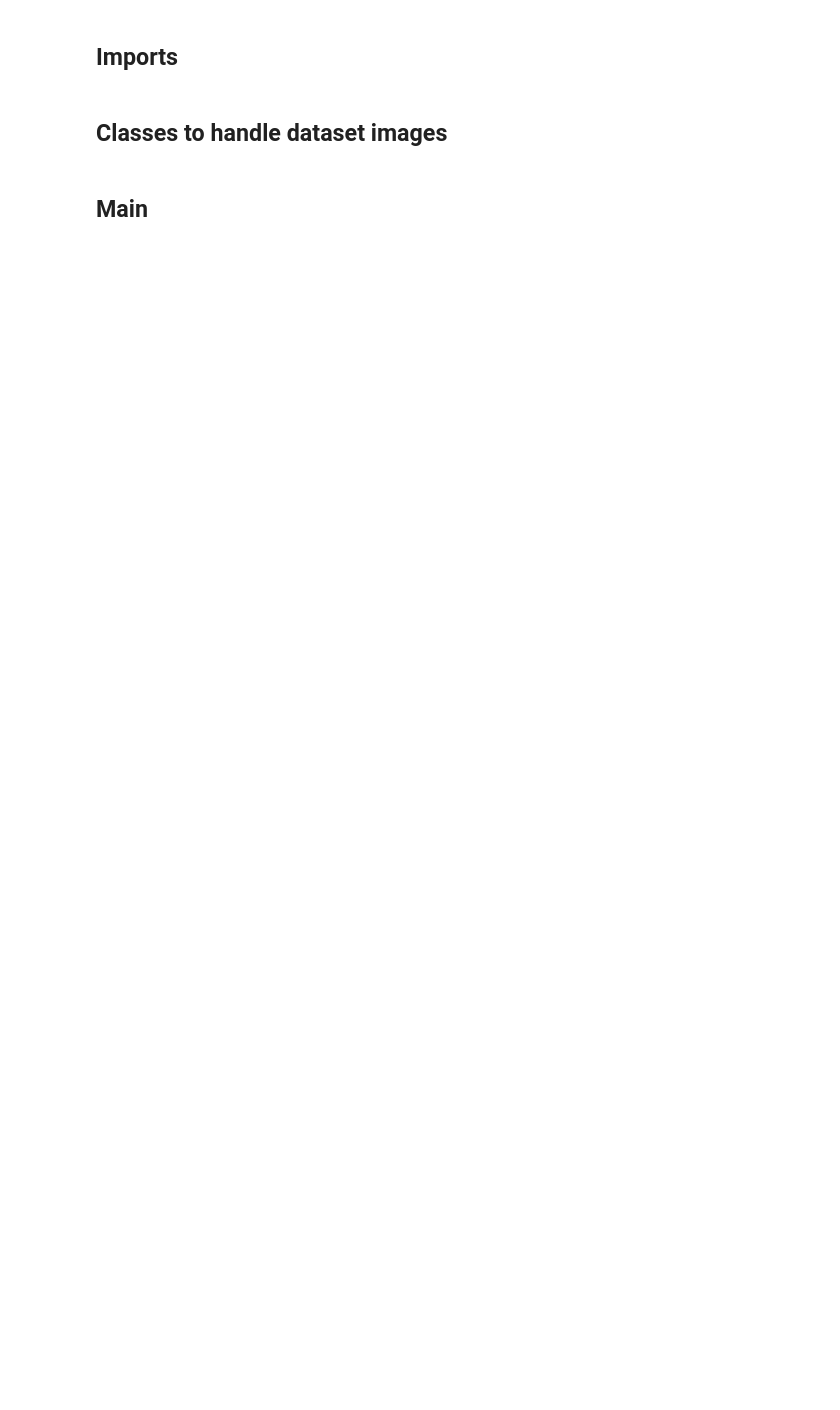
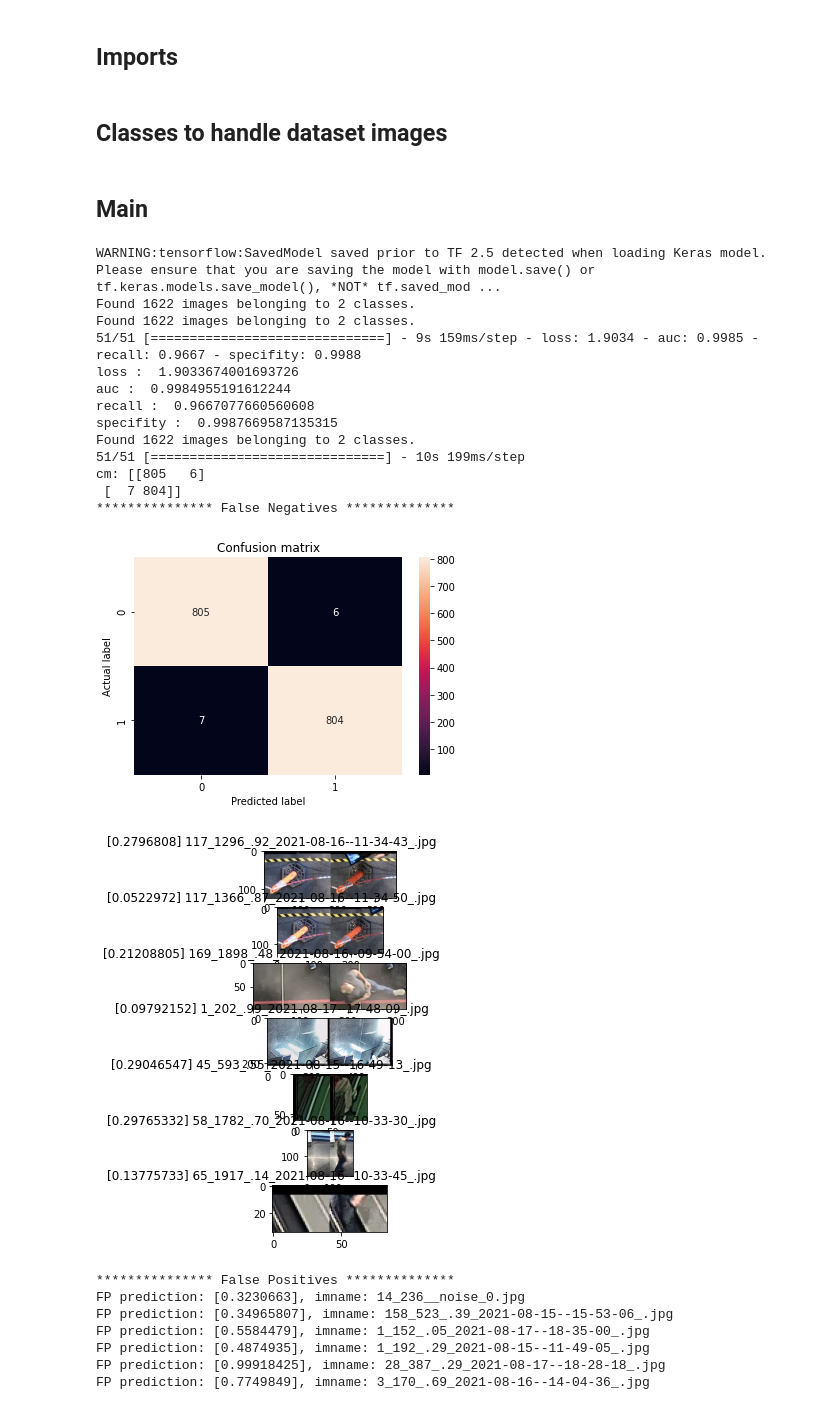
Before and after one commit to dnrevital/DL_utils, a Jupyter notebook: simple_model_evaluation_2_class_rgb.ipynb, the cells around one changed output. Saved outputs shown, nothing was run; the diff lists cells and outputs as text; code cells hidden in the pictures; blank space fills up the shorter version.

```diff
--- a/simple_model_evaluation_2_class_rgb.ipynb
+++ b/simple_model_evaluation_2_class_rgb.ipynb
@@ -189,6 +189,7 @@ class DatasetHandler:
                 imname = fname.split('/')[-1]
                 impath = os.path.join(self.obstacle_dataset, imname)
                 im = cv2.imread(impath)
+                im = cv2.cvtColor(im, cv2.COLOR_BGR2RGB)
                 axarr[i].imshow(im)
                 axarr[i].set_title(str(preds[i]) + ' ' + imname + (' '*30))
             plt.show()
@@ -205,25 +206,51 @@ class DatasetHandler:
 # %%
 # -- Variables --
 model_path = '/home/drevital/cs_video_processor/models/rgb_6'
 dataset = '/home/drevital/obstacles_classification_datasets/rgb_6/eval'
 model_name = model_path.split('/')[-1]
 color_mode = 'rgb'
 threshold = 0.3
 
 # -- Run the Evaluation --
 model = tf.keras.models.load_model(model_path)
 handler = DatasetHandler(model_path, dataset)
 
 # -- Print metrics
 metrics = handler.print_model_metrics(model, color_mode)
 labels = np.array([0]*handler.num_no_obstacles\
                 + [1]*handler.num_obstacles)
 
 # -- Predict with the model
 predictions = handler.get_predictions(model, color_mode=color_mode)
 
 # -- Print confision-matrix
 handler.plot_cm(model_path, labels, predictions, threshold=threshold)
 
 # -- Display False Negatives
+print('*************** False Negatives **************')
 handler.display_false_negatives(predictions, threshold=threshold)
+print('*************** False Positives **************')
+handler.display_false_positives(predictions, threshold=threshold)
+# %% [output]
+WARNING:tensorflow:SavedModel saved prior to TF 2.5 detected when loading Keras model. Please ensure that you are saving the model with model.save() or tf.keras.models.save_model(), *NOT* tf.saved_mod ...
+Found 1622 images belonging to 2 classes.
+Found 1622 images belonging to 2 classes.
+51/51 [==============================] - 9s 159ms/step - loss: 1.9034 - auc: 0.9985 - recall: 0.9667 - specifity: 0.9988
+loss :  1.9033674001693726
+auc :  0.9984955191612244
+recall :  0.9667077660560608
+specifity :  0.9987669587135315
+Found 1622 images belonging to 2 classes.
+51/51 [==============================] - 10s 199ms/step
+cm: [[805   6]
+ [  7 804]]
+*************** False Negatives **************
+[figure, added]
+[figure, added]
+*************** False Positives **************
+FP prediction: [0.3230663], imname: 14_236__noise_0.jpg
+FP prediction: [0.34965807], imname: 158_523_.39_2021-08-15--15-53-06_.jpg
+FP prediction: [0.5584479], imname: 1_152_.05_2021-08-17--18-35-00_.jpg
+FP prediction: [0.4874935], imname: 1_192_.29_2021-08-15--11-49-05_.jpg
+FP prediction: [0.99918425], imname: 28_387_.29_2021-08-17--18-28-18_.jpg
+FP prediction: [0.7749849], imname: 3_170_.69_2021-08-16--14-04-36_.jpg
```
Also changed, not shown: parts of 1 cell of this notebook, 3 other files.
